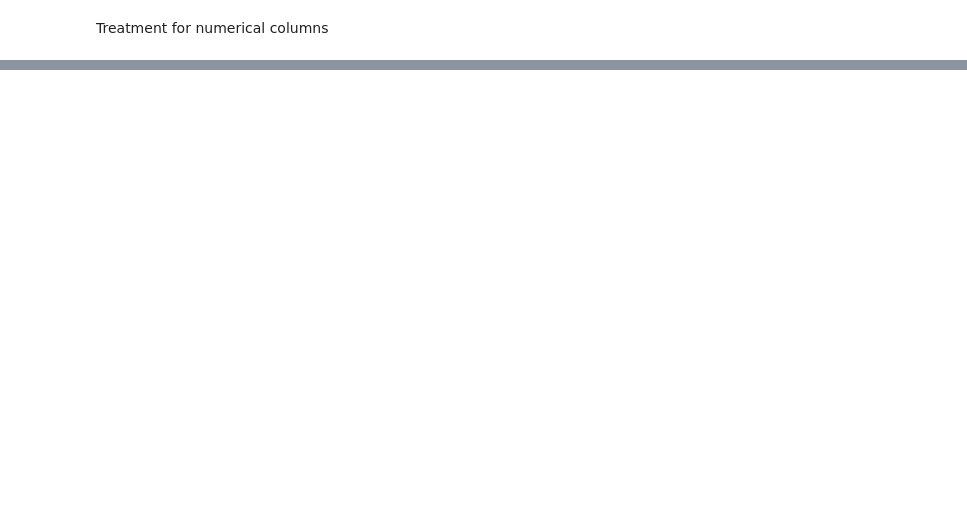
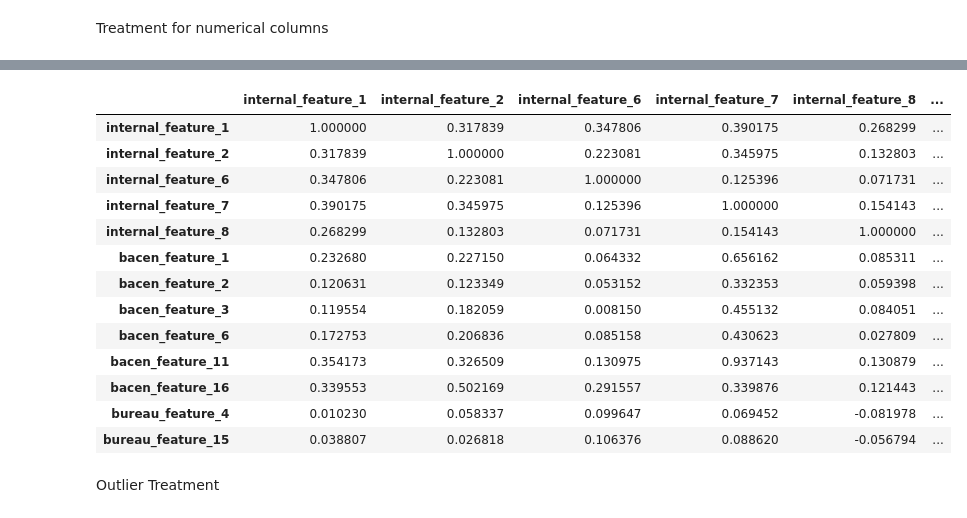
Before and after one commit to giovane-silva/congresso_csds_2021, a Jupyter notebook: 2_feature_engineering.ipynb, the cells around one changed output, grey strips where cells are left out. Saved outputs shown, nothing was run; the diff lists cells and outputs as text; code cells hidden in the pictures; blank space fills up the shorter version.

```diff
--- a/2_feature_engineering.ipynb
+++ b/2_feature_engineering.ipynb
@@ -121,0 +139,18 @@ df_val = df_val.drop(drop_variables_numeric, axis = 1)
+# %%
+# Ranking correlation
+df_train[all_remaining].corr('spearman')
+# %% [output]
+|  | internal_feature_1 | internal_feature_2 | internal_feature_6 | internal_feature_7 | internal_feature_8 | ... |
+| internal_feature_1 | 1.000000 | 0.317839 | 0.347806 | 0.390175 | 0.268299 | ... |
+| internal_feature_2 | 0.317839 | 1.000000 | 0.223081 | 0.345975 | 0.132803 | ... |
+| internal_feature_6 | 0.347806 | 0.223081 | 1.000000 | 0.125396 | 0.071731 | ... |
+| internal_feature_7 | 0.390175 | 0.345975 | 0.125396 | 1.000000 | 0.154143 | ... |
+| internal_feature_8 | 0.268299 | 0.132803 | 0.071731 | 0.154143 | 1.000000 | ... |
+| bacen_feature_1 | 0.232680 | 0.227150 | 0.064332 | 0.656162 | 0.085311 | ... |
+| bacen_feature_2 | 0.120631 | 0.123349 | 0.053152 | 0.332353 | 0.059398 | ... |
+| bacen_feature_3 | 0.119554 | 0.182059 | 0.008150 | 0.455132 | 0.084051 | ... |
+| bacen_feature_6 | 0.172753 | 0.206836 | 0.085158 | 0.430623 | 0.027809 | ... |
+| bacen_feature_11 | 0.354173 | 0.326509 | 0.130975 | 0.937143 | 0.130879 | ... |
+| bacen_feature_16 | 0.339553 | 0.502169 | 0.291557 | 0.339876 | 0.121443 | ... |
+| bureau_feature_4 | 0.010230 | 0.058337 | 0.099647 | 0.069452 | -0.081978 | ... |
+| bureau_feature_15 | 0.038807 | 0.026818 | 0.106376 | 0.088620 | -0.056794 | ... |
@@ -121,0 +164,2 @@ df_val = df_val.drop(drop_variables_numeric, axis = 1)
+# %% [markdown]
+Outlier Treatment
```
Also changed, not shown: parts of 19 cells of this notebook.
